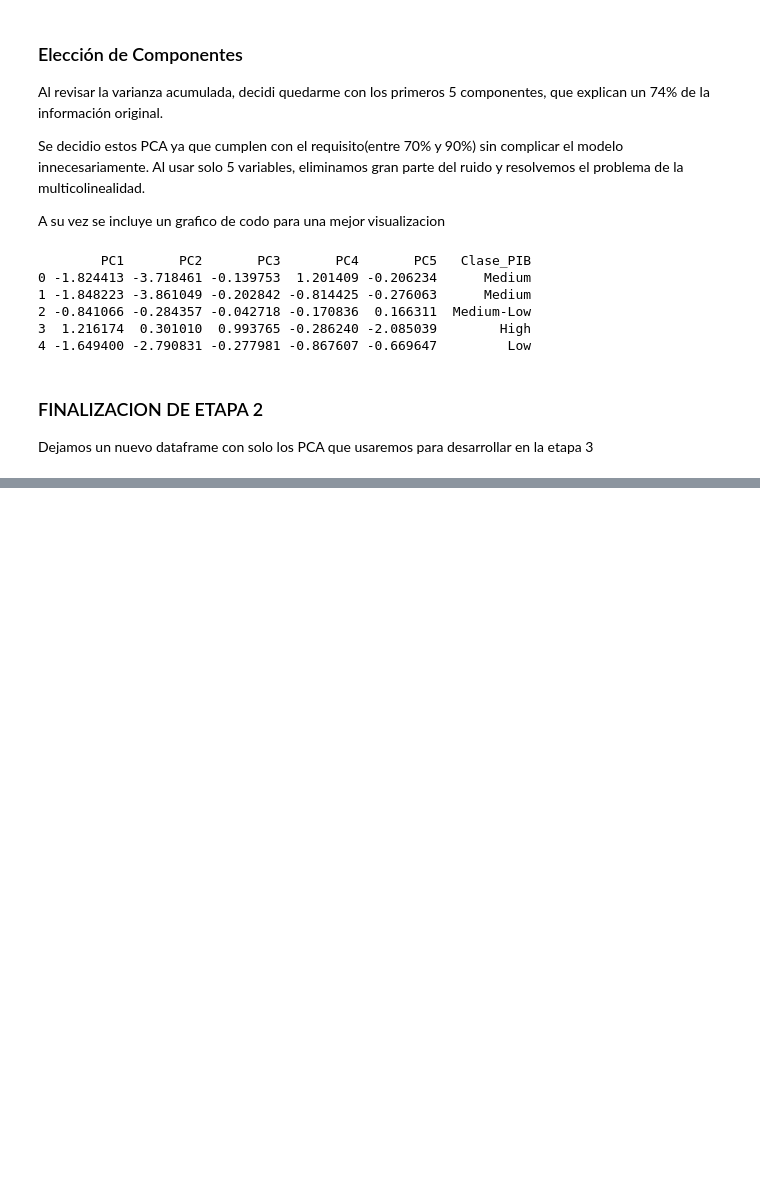
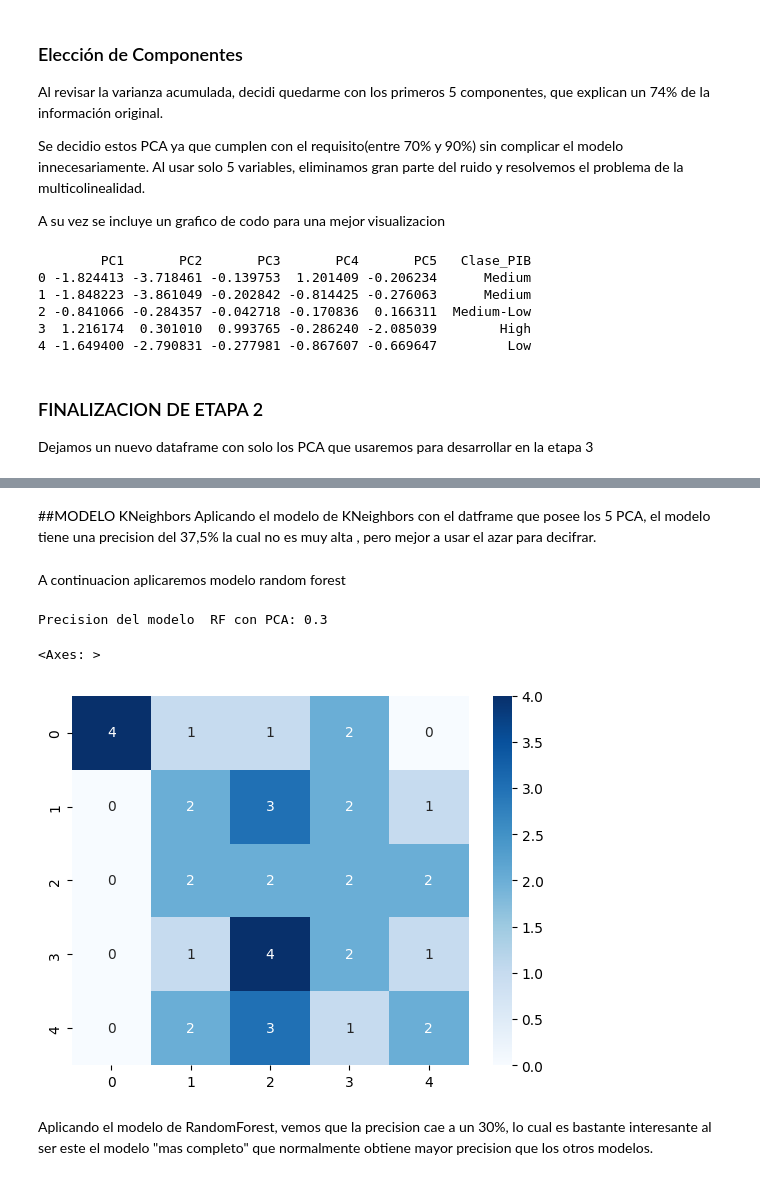
Before and after one commit to vicentegonzalez-hub/Portafolio, a Jupyter notebook: pib_wb.ipynb, the cells around one changed output, grey strips where cells are left out. Cells and saved outputs as stored; diff of their text form; code cells hidden in the pictures; blank space fills up the shorter version.

```diff
--- a/pib_wb.ipynb
+++ b/pib_wb.ipynb
@@ -457,0 +482,21 @@ Dejamos un nuevo dataframe con solo los PCA que usaremos para  desarrollar en la
+# %% [markdown]
+##MODELO KNeighbors
+Aplicando el modelo de KNeighbors con el datframe que posee los 5 PCA, el modelo tiene una precision del 37,5% la cual no es muy alta , pero mejor a usar el azar para decifrar.
+# %% [markdown]
+A continuacion aplicaremos modelo random forest
+# %%
+from sklearn.ensemble import RandomForestClassifier
+
+modelo_rf_pca=RandomForestClassifier(random_state=42)
+modelo_rf_pca.fit(X_pca_entrenamiento, y_pca_entrenamiento)
+y_pca_pred_rf= modelo_rf_pca.predict(X_pca_prueba)
+Precision_rf_pca = accuracy_score(y_pca_prueba, y_pca_pred_rf)
+cm_pca = confusion_matrix(y_pca_prueba, y_pca_pred_rf)
+print(f"Precision del modelo  RF con PCA: {Precision_rf_pca}")
+sns.heatmap(data=cm_pca, annot=True, fmt='d', cmap='Blues')
+# %% [output]
+Precision del modelo  RF con PCA: 0.3
+<Axes: >
+[figure, added]
+# %% [markdown]
+Aplicando el modelo de RandomForest, vemos que la precision cae a un 30%, lo cual es bastante interesante al ser este el modelo "mas completo" que normalmente obtiene mayor precision que los otros modelos.
```
Also changed, not shown: parts of 8 cells of this notebook.
